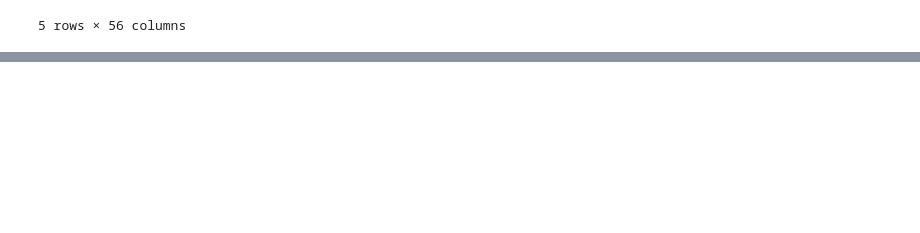
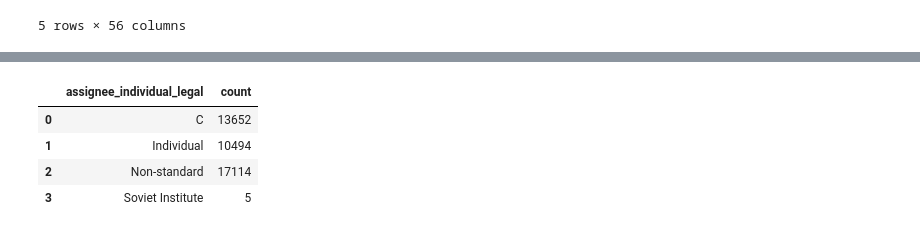
Before and after one commit to andrelmfsantos/INPADOC-Data-Normalization, a Jupyter notebook: Scripts_INPADOC/INPADOC_Data_Normalization_02_From_GitHub_Split_Assignees_GoogleColab.ipynb, the cells around one changed output, grey strips where cells are left out. Saved outputs shown, nothing was run; the diff lists cells and outputs as text; code cells hidden in the pictures; blank space fills up the shorter version.

```diff
--- a/Scripts_INPADOC/INPADOC_Data_Normalization_02_From_GitHub_Split_Assignees_GoogleColab.ipynb
+++ b/Scripts_INPADOC/INPADOC_Data_Normalization_02_From_GitHub_Split_Assignees_GoogleColab.ipynb
@@ -202,3 +258,12 @@ Unique Assignees: 20589
+# %%
+# @title Count individual and legal person
+df_stacked.groupby('assignee_individual_legal').size().reset_index(name='count')
+# %% [output]
+|  | assignee_individual_legal | count |
+| 0 | C | 13652 |
+| 1 | Individual | 10494 |
+| 2 | Non-standard | 17114 |
+| 3 | Soviet Institute | 5 |
 # %%
 # @title Download the csv file
 
```
Also changed, not shown: parts of 3 cells of this notebook, 1 other file.
